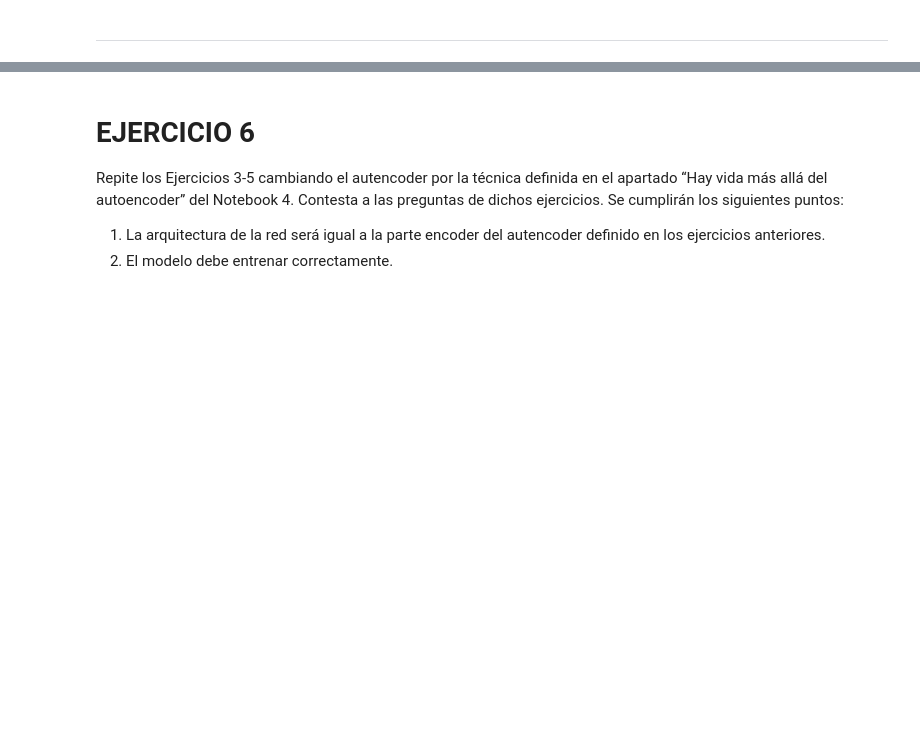
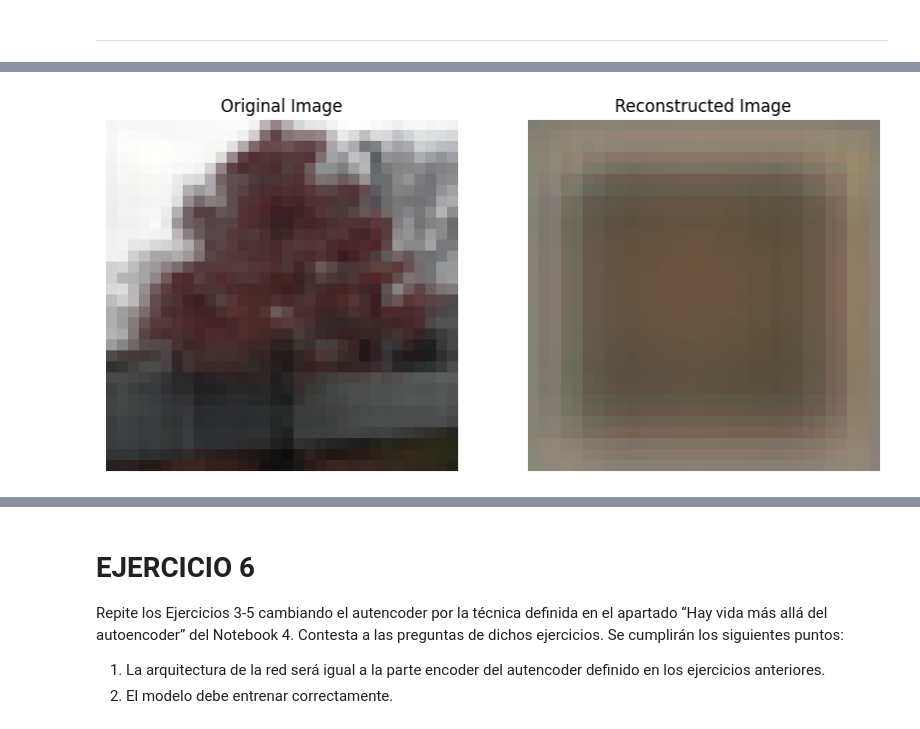
Before and after one commit to PepeRoConde/3year2sem, a Jupyter notebook: maai/p2/main_final.ipynb, the cells around one changed output, grey strips where cells are left out. Drawn from its saved outputs; the diff is of its cells as text; code cells hidden in the pictures; blank space fills up the shorter version.

```diff
--- a/maai/p2/main_final.ipynb
+++ b/maai/p2/main_final.ipynb
@@ -216,9 +301,9 @@ history_two_step_filtered = TwoStepTraining(
     unlabeled_train=filtered_unlabeled_train,
     validation_data=(x_val, one_hot_val),
     batch_size_autoencoder=256,
-    epochs_autoencoder=50,
+    epochs_autoencoder=1,
     batch_size_classifier=256,
-    epochs_classifier=100
+    epochs_classifier=1
 )
 
 # Evaluar modelos
@@ -226,5 +311,7 @@ history_two_step_filtered = TwoStepTraining(
 code = autoencoder_filtered.get_encoded_data(x_test)
 test_accuracy = classifier_filtered.score(code, y_test)
 print(f"Accuracy del modelo one-step filtrado: {test_accuracy}")
+print(f"Mejora respecto al modelo base: {test_accuracy - base_accuracy:.4f}")
 
 reconstruction_plot(autoencoder_filtered, x_test)
+# %% [output]
@@ -231,3 +327,4 @@ reconstruction_plot(autoencoder_filtered, x_test)
+[figure, added]
 # %%
 # Ejercicio 4 con datos filtrados
 one_step_autoencoder_filtered = OneStepAutoencoder(
```
Also changed, not shown: parts of 23 cells of this notebook, 2 other files.
